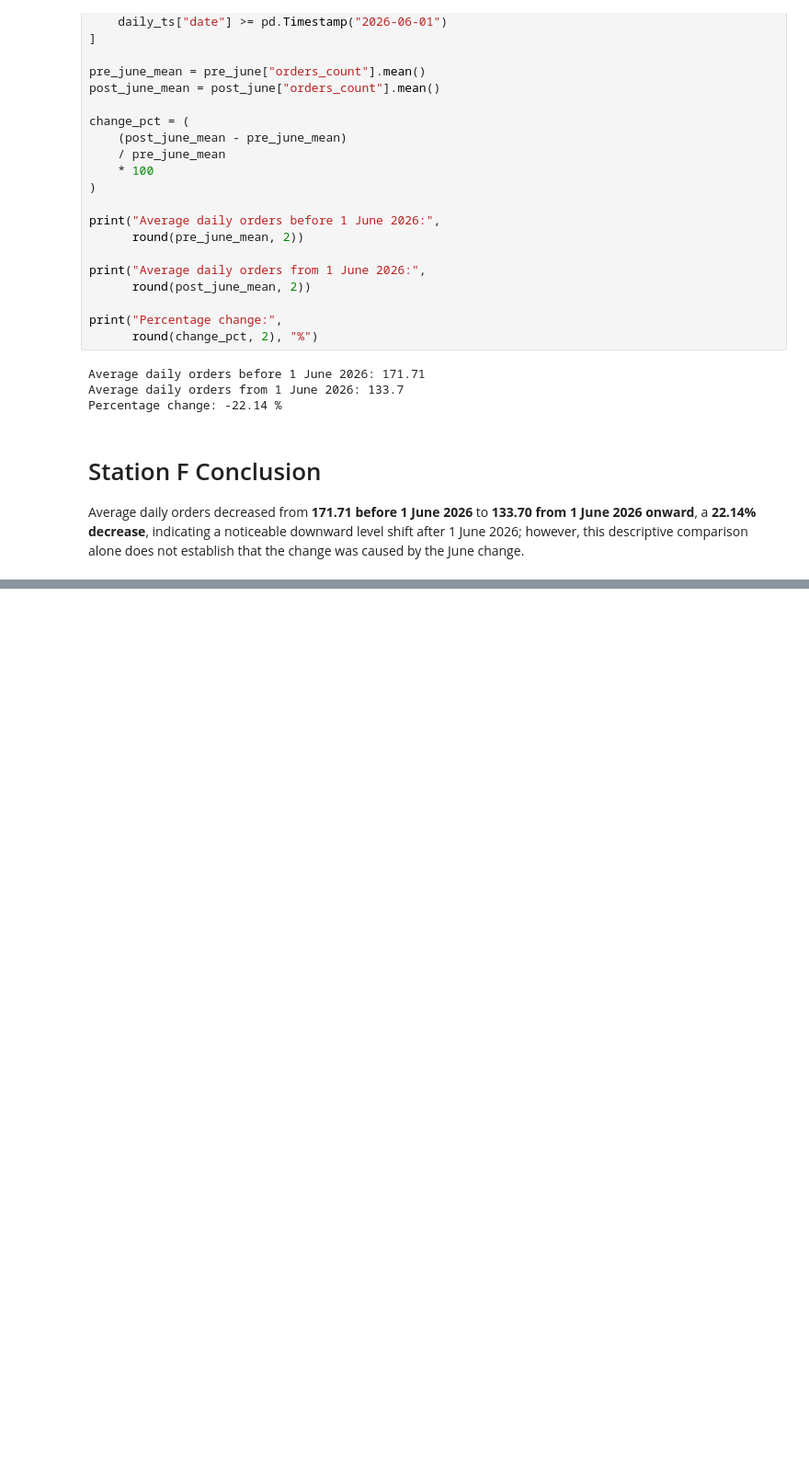
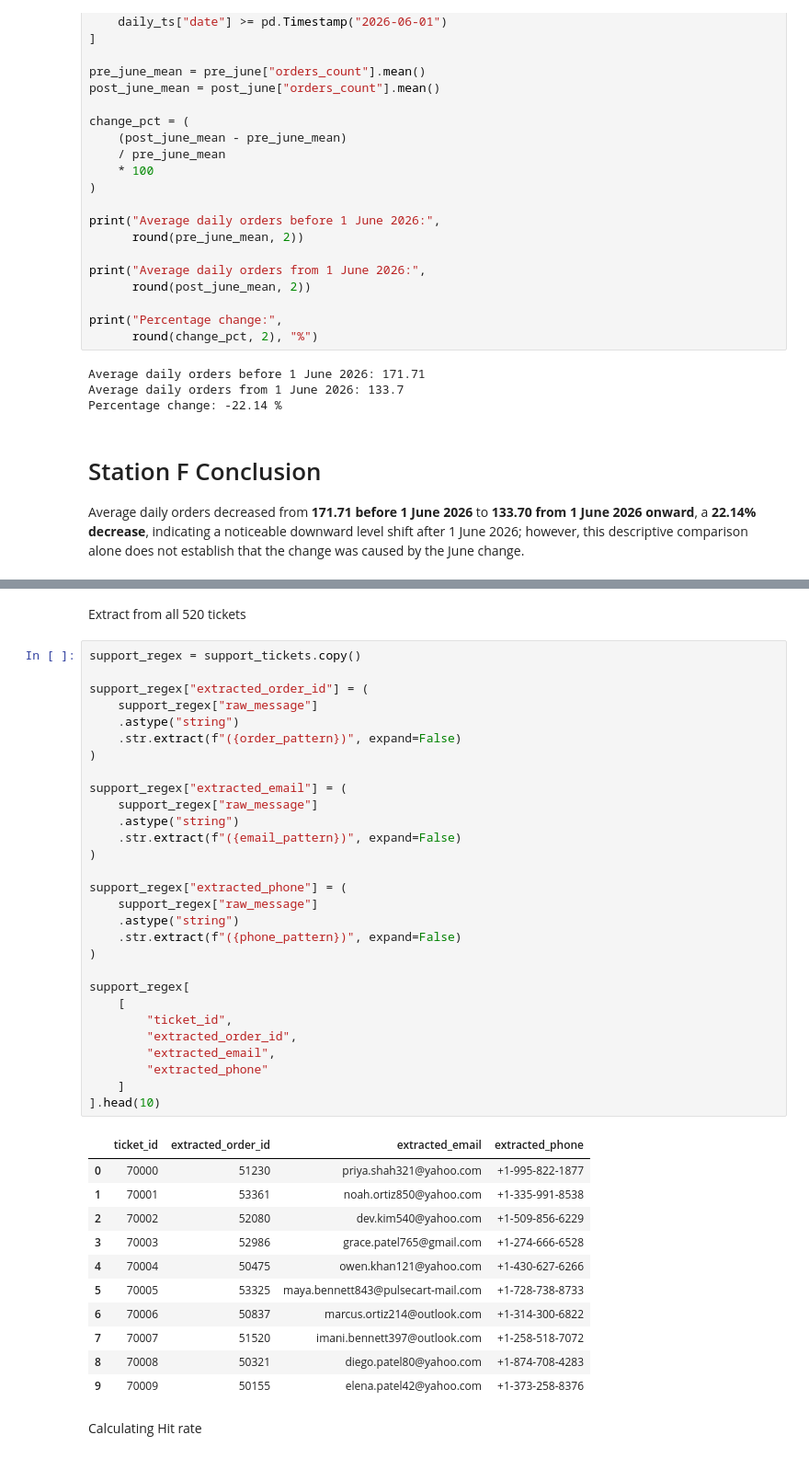
Before and after one commit to rachanasree-ai/Pulse-Cart, a Jupyter notebook: analysis.ipynb, the cells around one changed output, grey strips where cells are left out. Shown at 92% size. Saved outputs shown, nothing was run; the diff lists cells and outputs as text; blank space fills up the shorter version.

```diff
--- a/analysis.ipynb
+++ b/analysis.ipynb
@@ -2533,0 +2552,45 @@ Average daily orders decreased from **171.71 before 1 June 2026** to **133.70 fr
+# %% [markdown]
+Extract from all 520 tickets
+# %%
+support_regex = support_tickets.copy()
+
+support_regex["extracted_order_id"] = (
+    support_regex["raw_message"]
+    .astype("string")
+    .str.extract(f"({order_pattern})", expand=False)
+)
+
+support_regex["extracted_email"] = (
+    support_regex["raw_message"]
+    .astype("string")
+    .str.extract(f"({email_pattern})", expand=False)
+)
+
+support_regex["extracted_phone"] = (
+    support_regex["raw_message"]
+    .astype("string")
+    .str.extract(f"({phone_pattern})", expand=False)
+)
+
+support_regex[
+    [
+        "ticket_id",
+        "extracted_order_id",
+        "extracted_email",
+        "extracted_phone"
+    ]
+].head(10)
+# %% [output]
+|  | ticket_id | extracted_order_id | extracted_email | extracted_phone |
+| 0 | 70000 | 51230 | priya.shah321@yahoo.com | +1-995-822-1877 |
+| 1 | 70001 | 53361 | noah.ortiz850@yahoo.com | +1-335-991-8538 |
+| 2 | 70002 | 52080 | dev.kim540@yahoo.com | +1-509-856-6229 |
+| 3 | 70003 | 52986 | grace.patel765@gmail.com | +1-274-666-6528 |
+| 4 | 70004 | 50475 | owen.khan121@yahoo.com | +1-430-627-6266 |
+| 5 | 70005 | 53325 | maya.bennett843@pulsecart-mail.com | +1-728-738-8733 |
+| 6 | 70006 | 50837 | marcus.ortiz214@outlook.com | +1-314-300-6822 |
+| 7 | 70007 | 51520 | imani.bennett397@outlook.com | +1-258-518-7072 |
+| 8 | 70008 | 50321 | diego.patel80@yahoo.com | +1-874-708-4283 |
+| 9 | 70009 | 50155 | elena.patel42@yahoo.com | +1-373-258-8376 |
+# %% [markdown]
+Calculating Hit rate
```
Also changed, not shown: parts of 40 cells of this notebook.
